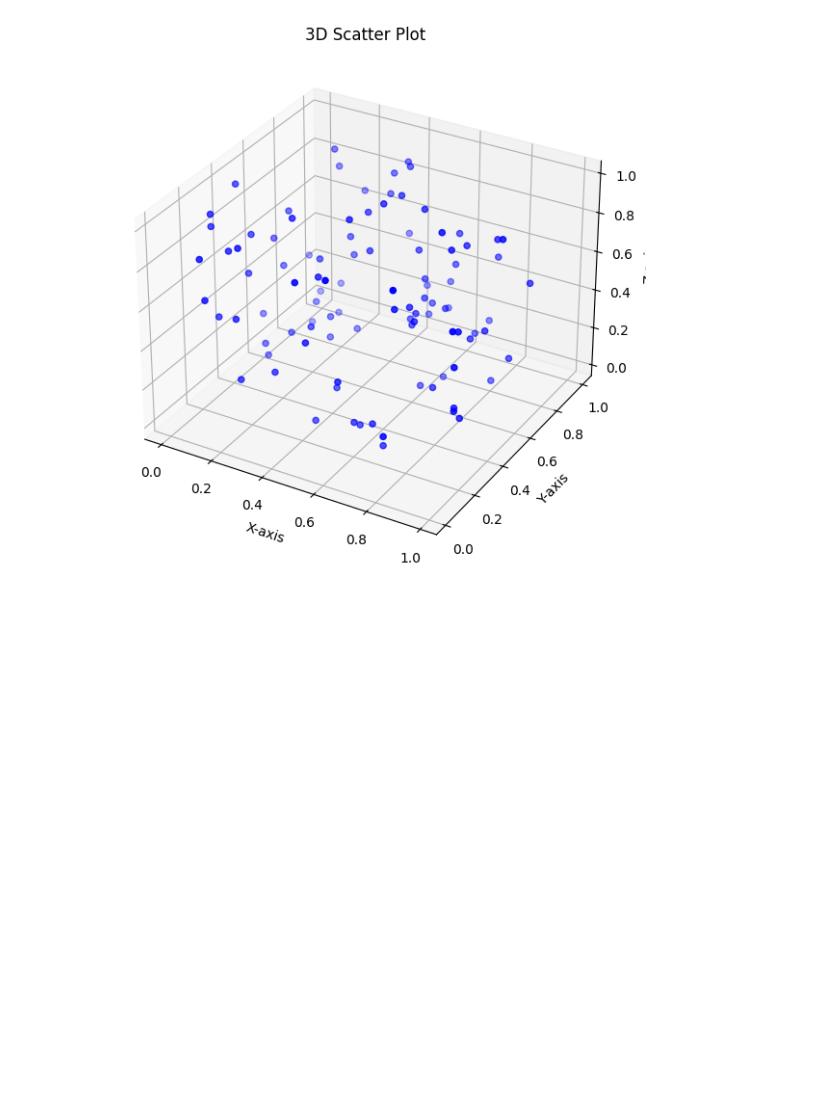
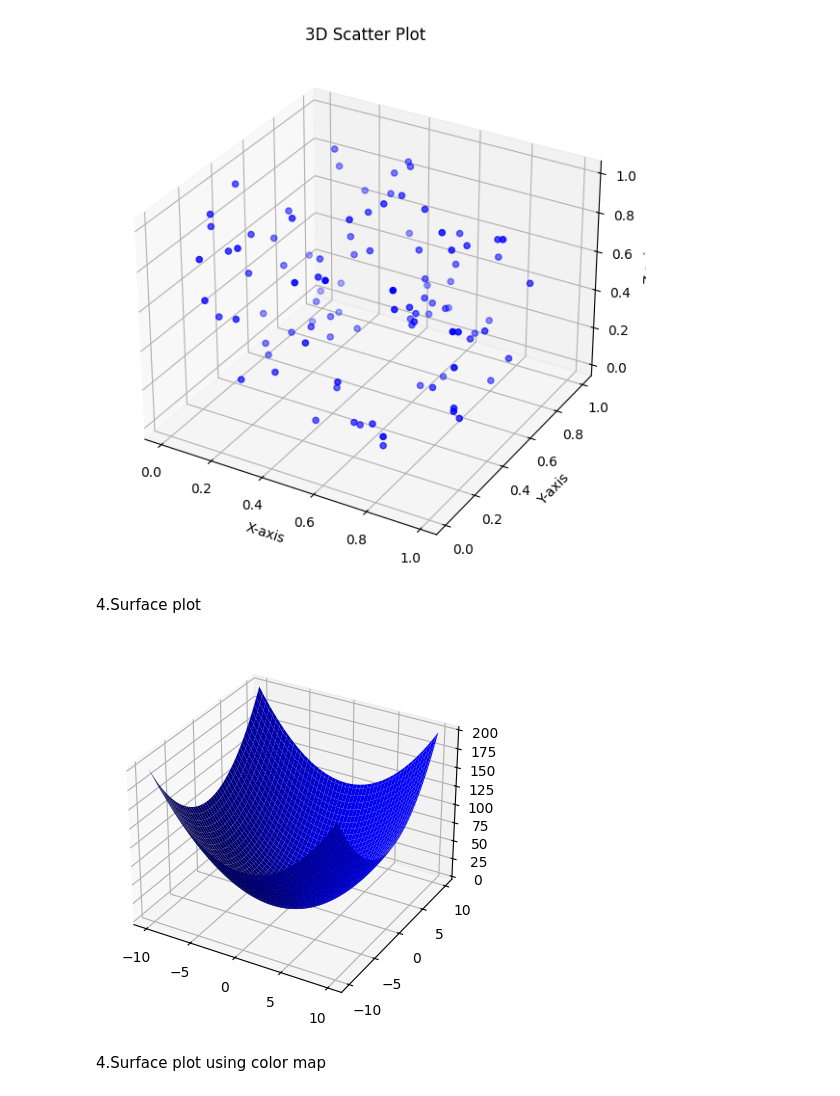
Before and after one commit to haroontrailblazer/EDA, a Jupyter notebook: 3D plots/op_for_all.ipynb, the cells around one changed output. Drawn from its saved outputs; the diff is of its cells as text; code cells hidden in the pictures; blank space fills up the shorter version.

```diff
--- a/3D plots/op_for_all.ipynb
+++ b/3D plots/op_for_all.ipynb
@@ -54,3 +54,19 @@ ax.set_title('3D Scatter Plot')
 plt.show()
 # %% [output]
 [figure]
+# %% [markdown]
+4.Surface plot
+# %%
+import numpy as np
+import matplotlib.pyplot as mp
+x=np.linspace(-10,10,100)
+y=np.linspace(-10,10,100)
+x1,y1=np.meshgrid(x,y)
+z=x1**2+y1**2
+a=mp.subplot(projection='3d')
+a.plot_surface(x1,y1,z,color='b')
+mp.show()
+# %% [output]
+[figure, added]
+# %% [markdown]
+4.Surface plot using color map
```
Also changed, not shown: parts of 1 cell of this notebook.
